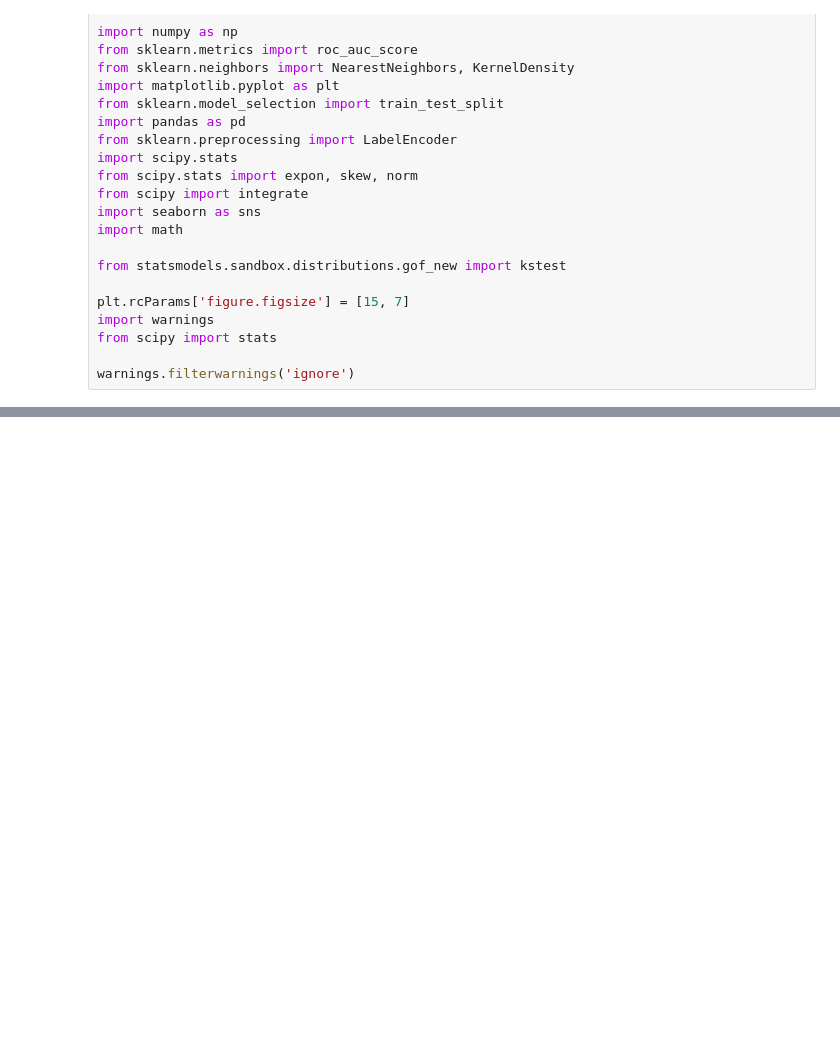
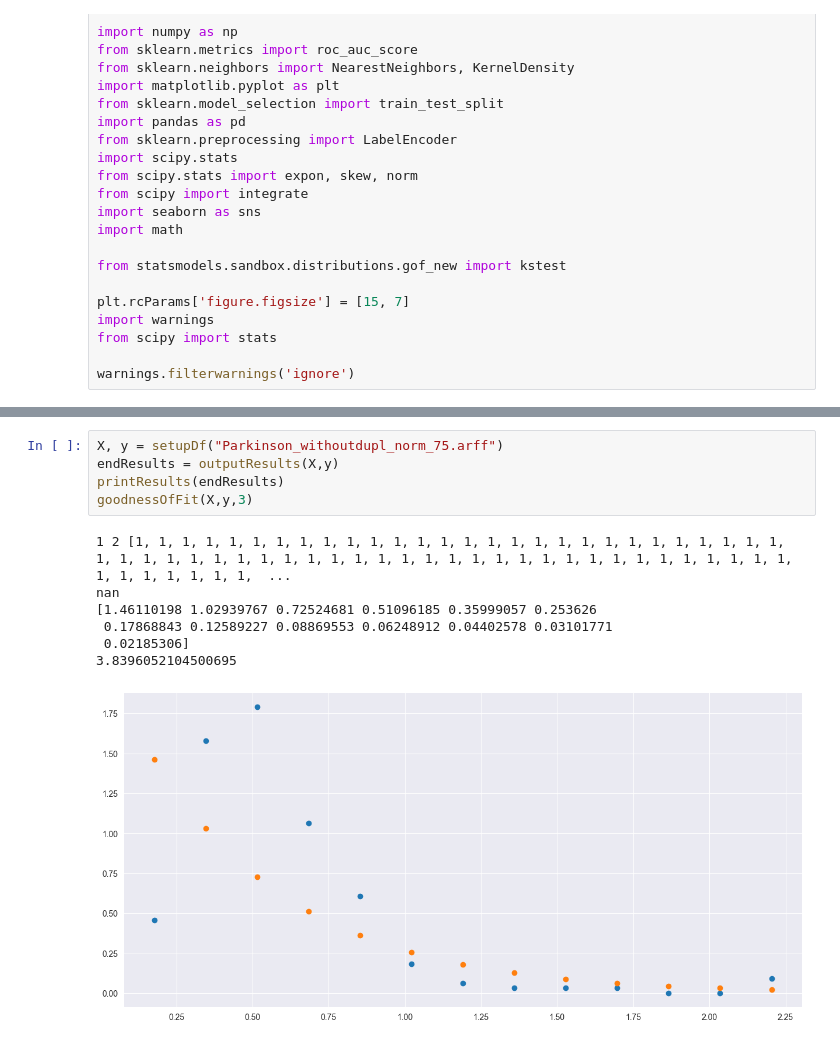
Before and after one commit to hodge-py/Outlier-Detection, a Jupyter notebook: Final_Version.ipynb, the cells around one changed output, grey strips where cells are left out. Saved outputs shown, nothing was run; the diff lists cells and outputs as text; blank space fills up the shorter version.

```diff
--- a/Final_Version.ipynb
+++ b/Final_Version.ipynb
@@ -73,0 +139,13 @@ def outputResults(lowerRange=2,UpperRange=70):
+# %%
+X, y = setupDf("Parkinson_withoutdupl_norm_75.arff")
+endResults = outputResults(X,y)
+printResults(endResults)
+goodnessOfFit(X,y,3)
+# %% [output]
+1 2 [1, 1, 1, 1, 1, 1, 1, 1, 1, 1, 1, 1, 1, 1, 1, 1, 1, 1, 1, 1, 1, 1, 1, 1, 1, 1, 1, 1, 1, 1, 1, 1, 1, 1, 1, 1, 1, 1, 1, 1, 1, 1, 1, 1, 1, 1, 1, 1, 1, 1, 1, 1, 1, 1, 1, 1, 1, 1, 1, 1, 1, 1, 1, 1, 1,  ...
+nan
+[1.46110198 1.02939767 0.72524681 0.51096185 0.35999057 0.253626
+ 0.17868843 0.12589227 0.08869553 0.06248912 0.04402578 0.03101771
+ 0.02185306]
+3.8396052104500695
+[figure, added]
```
Also changed, not shown: parts of 4 cells of this notebook, 1 other file.
